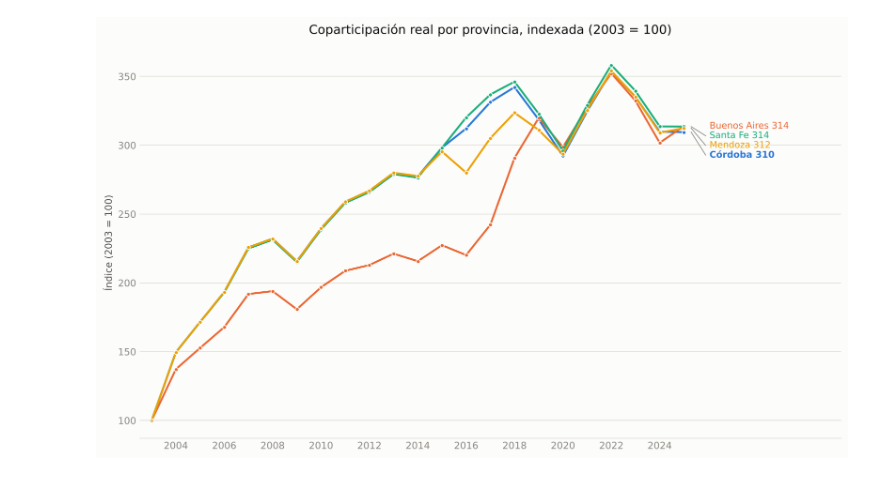
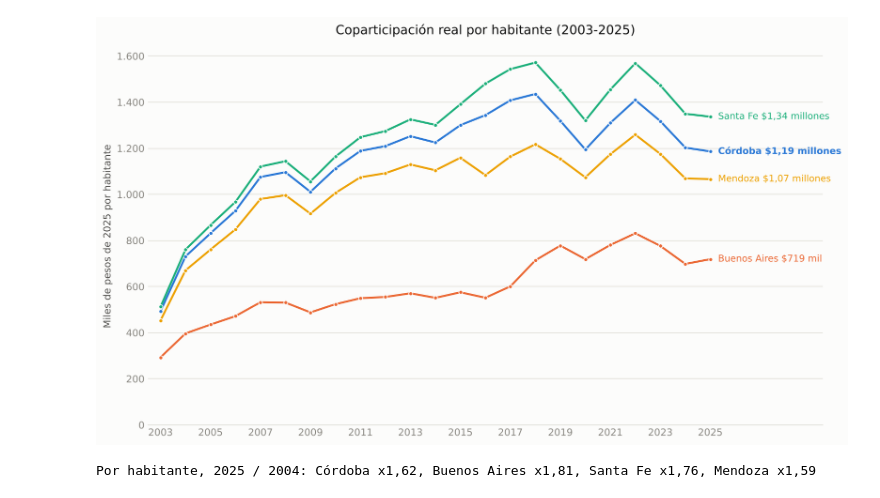
Before and after one commit to llorenzomagnano-sys/analisis-de-la-coparticipacion-federal-con-foco-en-cordoba, a Jupyter notebook: notebooks/01_serie_historica.ipynb, the cells around one changed output. Cells and saved outputs as stored; diff of their text form; code cells hidden in the pictures.

```diff
--- a/notebooks/01_serie_historica.ipynb
+++ b/notebooks/01_serie_historica.ipynb
@@ -96,19 +122,19 @@ cordoba = df[df["provincia"] == "Córdoba"].sort_values("anio")
 
 fig, ax = plt.subplots(figsize=(10.5, 5.5), dpi=150)
 ax.plot(
-    cordoba["anio"], cordoba["monto_real_base2016"],
+    cordoba["anio"], cordoba["real_miles_millones_2025"],
     color=COLOR_CORDOBA, linewidth=2.2, marker="o", markersize=5,
     markerfacecolor=COLOR_CORDOBA, markeredgecolor=SURFACE, markeredgewidth=1,
 )
 
 # Etiquetas directas selectivas: primer punto, mínimo, máximo y último punto.
-idx_max = cordoba["monto_real_base2016"].idxmax()
-idx_min = cordoba["monto_real_base2016"].idxmin()
+idx_max = cordoba["real_miles_millones_2025"].idxmax()
+idx_min = cordoba["real_miles_millones_2025"].idxmin()
 for idx in sorted(set([cordoba.index[0], idx_min, idx_max, cordoba.index[-1]])):
     row = cordoba.loc[idx]
     ax.annotate(
-        f"{row['monto_real_base2016']:,.0f}".replace(",", "."),
-        (row["anio"], row["monto_real_base2016"]),
+        f"{row['real_miles_millones_2025']:,.0f}".replace(",", "."),
+        (row["anio"], row["real_miles_millones_2025"]),
         textcoords="offset points",
         xytext=((10, 0) if idx == cordoba.index[0] else (0, 10)),
         ha=("left" if idx == cordoba.index[0] else "center"),
@@ -117,7 +143,7 @@ for idx in sorted(set([cordoba.index[0], idx_min, idx_max, cordoba.index[-1]])):
     )
 
 ax.set_title("Coparticipación real recibida por Córdoba (2003-2025)", fontsize=13, color=INK_PRIMARY, pad=14)
-ax.set_ylabel("Millones de pesos constantes (base 2016)", fontsize=10)
+ax.set_ylabel("Miles de millones de pesos de 2025", fontsize=10)
 ax.set_xlabel("")
 ax.set_xlim(2002.5, 2025.5)
 ax.set_xticks(range(2003, 2026, 2))
@@ -166,16 +193,17 @@ fig, ax = plt.subplots(figsize=(11, 6), dpi=150)
 for provincia in provincias_referencia:
     serie = df[df["provincia"] == provincia].sort_values("anio")
     ax.plot(
-        serie["anio"], serie["monto_real_base2016"],
+        serie["anio"], serie["real_miles_millones_2025"],
         color=colores[provincia], linewidth=2, marker="o", markersize=4,
         markerfacecolor=colores[provincia], markeredgecolor=SURFACE, markeredgewidth=0.8,
         label=provincia,
     )
 
 ax.set_title("Coparticipación real por provincia (2003-2025)", fontsize=13, color=INK_PRIMARY, pad=14)
-ax.set_ylabel("Millones de pesos constantes (base 2016)", fontsize=10)
+ax.set_ylabel("Miles de millones de pesos de 2025", fontsize=10)
 ax.set_xlabel("")
-ax.xaxis.set_major_locator(mticker.MultipleLocator(2))
+ax.set_xlim(2002.5, 2025.5)
+ax.set_xticks(range(2003, 2026, 2))
 ax.yaxis.set_major_formatter(mticker.FuncFormatter(lambda x, _: f"{x:,.0f}".replace(",", ".")))
 ax.grid(axis="y", color=GRID_COLOR, linewidth=0.8)
 ax.set_axisbelow(True)
@@ -203,55 +236,41 @@ entre provincias.
 # %%
-fig, ax = plt.subplots(figsize=(11, 6.5), dpi=150)
-indexado_final = {}
+ph = por_habitante.pivot(index="anio", columns="provincia", values="por_habitante_pesos_2025") / 1e3
+
+fig, ax = plt.subplots(figsize=(11, 6.2), dpi=150)
 for provincia in provincias_referencia:
-    serie = df[df["provincia"] == provincia].sort_values("anio").set_index("anio")["monto_real_base2016"]
-    base_2003 = serie.loc[2003]
-    indexado = serie / base_2003 * 100
-    indexado_final[provincia] = indexado.loc[2025]
     ax.plot(
-        indexado.index, indexado.values,
+        ph.index, ph[provincia],
         color=colores[provincia], linewidth=2, marker="o", markersize=4,
         markerfacecolor=colores[provincia], markeredgecolor=SURFACE, markeredgewidth=0.8,
-        label=provincia,
+    )
+    ax.annotate(
+        f"{provincia} {pesos_por_habitante(ph.loc[2025, provincia])}",
+        (2025, ph.loc[2025, provincia]), xytext=(8, 0), textcoords="offset points",
+        ha="left", va="center", fontsize=9.5, color=colores[provincia],
+        fontweight=("bold" if provincia == "Córdoba" else "normal"),
     )
 
-# Etiquetas directas en el extremo derecho -- como los 4 valores finales quedan muy
-# cerca (310-314), se espacian verticalmente para que no se pisen (nunca apilar
-# etiquetas encimadas: ver marks-and-anatomy.md), con una línea guía fina hacia el
-# punto real cuando el valor se desplazó de su posición natural.
-orden = sorted(indexado_final.items(), key=lambda kv: kv[1], reverse=True)
-ax.set_xlim(2002.5, 2031.5)
-min_gap = 7  # puntos de índice mínimos entre etiquetas consecutivas
-etiquetas_y = []
-for _, valor in orden:
-    y = valor if not etiquetas_y else min(valor, etiquetas_y[-1] - min_gap)
-    etiquetas_y.append(y)
-
-for (provincia, valor_real), y_etiqueta in zip(orden, etiquetas_y):
-    if abs(y_etiqueta - valor_real) > 1:
-        ax.plot([2025.3, 2025.9], [valor_real, y_etiqueta], color=INK_MUTED, linewidth=0.8, zorder=1)
-    ax.annotate(
-        f"{provincia} {valor_real:,.0f}",
-        (2025.9, y_etiqueta),
-        xytext=(4, 0), textcoords="offset points", ha="left", va="center",
-        fontsize=9.5, color=colores[provincia], fontweight=("bold" if provincia == "Córdoba" else "normal"),
-    )
-
-ax.axhline(100, color=GRID_COLOR, linewidth=1)
-ax.set_title("Coparticipación real por provincia, indexada (2003 = 100)", fontsize=13, color=INK_PRIMARY, pad=14)
-ax.set_ylabel("Índice (2003 = 100)", fontsize=10)
+ax.set_title("Coparticipación real por habitante (2003-2025)", fontsize=13, color=INK_PRIMARY, pad=14)
+ax.set_ylabel("Miles de pesos de 2025 por habitante", fontsize=10)
 ax.set_xlabel("")
-ax.set_xticks(range(2004, 2026, 2))  # no extender ticks al espacio en blanco reservado para las etiquetas
+ax.set_xlim(2002.5, 2029.5)
+ax.set_xticks(range(2003, 2026, 2))
+ax.set_ylim(0, None)
+ax.yaxis.set_major_formatter(mticker.FuncFormatter(lambda x, _: f"{x:,.0f}".replace(",", ".")))
 ax.grid(axis="y", color=GRID_COLOR, linewidth=0.8)
 ax.set_axisbelow(True)
 for spine in ["top", "right", "left"]:
     ax.spines[spine].set_visible(False)
 ax.spines["bottom"].set_color(GRID_COLOR)
 ax.tick_params(axis="both", length=0)
 
 fig.tight_layout()
-fig.savefig(FIGURES_DIR / "comparativo_provincias_indexado_2003_2025.png", dpi=300, facecolor=SURFACE)
+fig.savefig(FIGURES_DIR / "comparativo_provincias_por_habitante_2003_2025.png", dpi=300, facecolor=SURFACE)
 plt.show()
+
+crecimiento = (ph.loc[2025] / ph.loc[2004])[provincias_referencia]
+print("Por habitante, 2025 / 2004:", ", ".join(f"{p} x{ar(v)}" for p, v in crecimiento.items()))
 # %% [output]
-[figure, old version]
+[figure, new version]
+Por habitante, 2025 / 2004: Córdoba x1,62, Buenos Aires x1,81, Santa Fe x1,76, Mendoza x1,59
 # %% [markdown]
```
Also changed, not shown: parts of 17 cells of this notebook, 32 other files.
